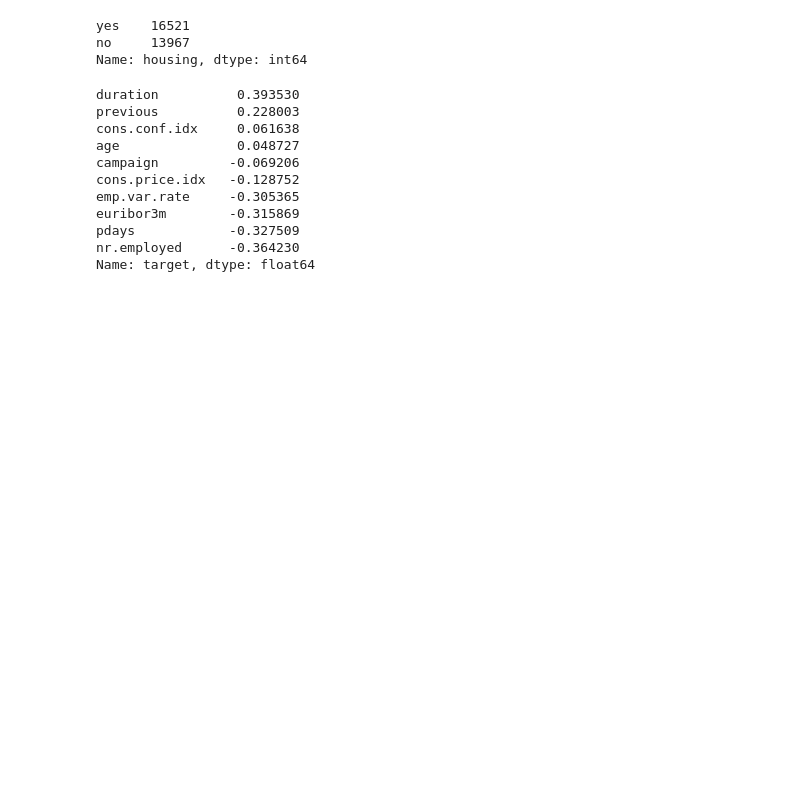
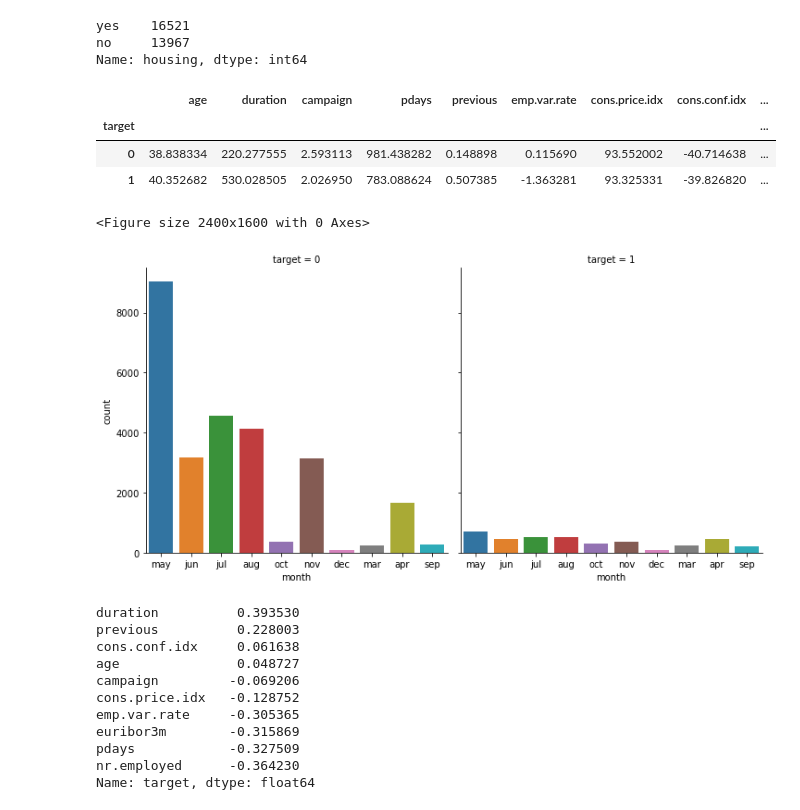
Before and after one commit to ebipm64/Binary-classification-with-Deep-learning, a Jupyter notebook: Code/Exploratory Data Analysis.ipynb, the cells around one changed output. Cells and saved outputs as stored; diff of their text form; code cells hidden in the pictures; blank space fills up the shorter version.

```diff
--- a/Code/Exploratory Data Analysis.ipynb
+++ b/Code/Exploratory Data Analysis.ipynb
@@ -67,6 +68,20 @@ df['housing'].value_counts()
 yes    16521
 no     13967
 Name: housing, dtype: int64
+# %%
+df.groupby('target').mean()
+# %% [output]
+|  | age | duration | campaign | pdays | previous | emp.var.rate | cons.price.idx | cons.conf.idx | ... |
+| target |  |  |  |  |  |  |  |  | ... |
+| 0 | 38.838334 | 220.277555 | 2.593113 | 981.438282 | 0.148898 | 0.115690 | 93.552002 | -40.714638 | ... |
+| 1 | 40.352682 | 530.028505 | 2.026950 | 783.088624 | 0.507385 | -1.363281 | 93.325331 | -39.826820 | ... |
+# %%
+plt.figure(dpi=400)
+sns.catplot(x='month',data=df,col='target',kind="count",height=5)
+plt.savefig('../Plot/month vs target')
+# %% [output]
+<Figure size 2400x1600 with 0 Axes>
+[figure, added]
 # %%
 df.corr()['target'].sort_values(ascending=False)[1:]
 # %% [output]
```
Also changed, not shown: parts of 7 cells of this notebook, 8 other files.
